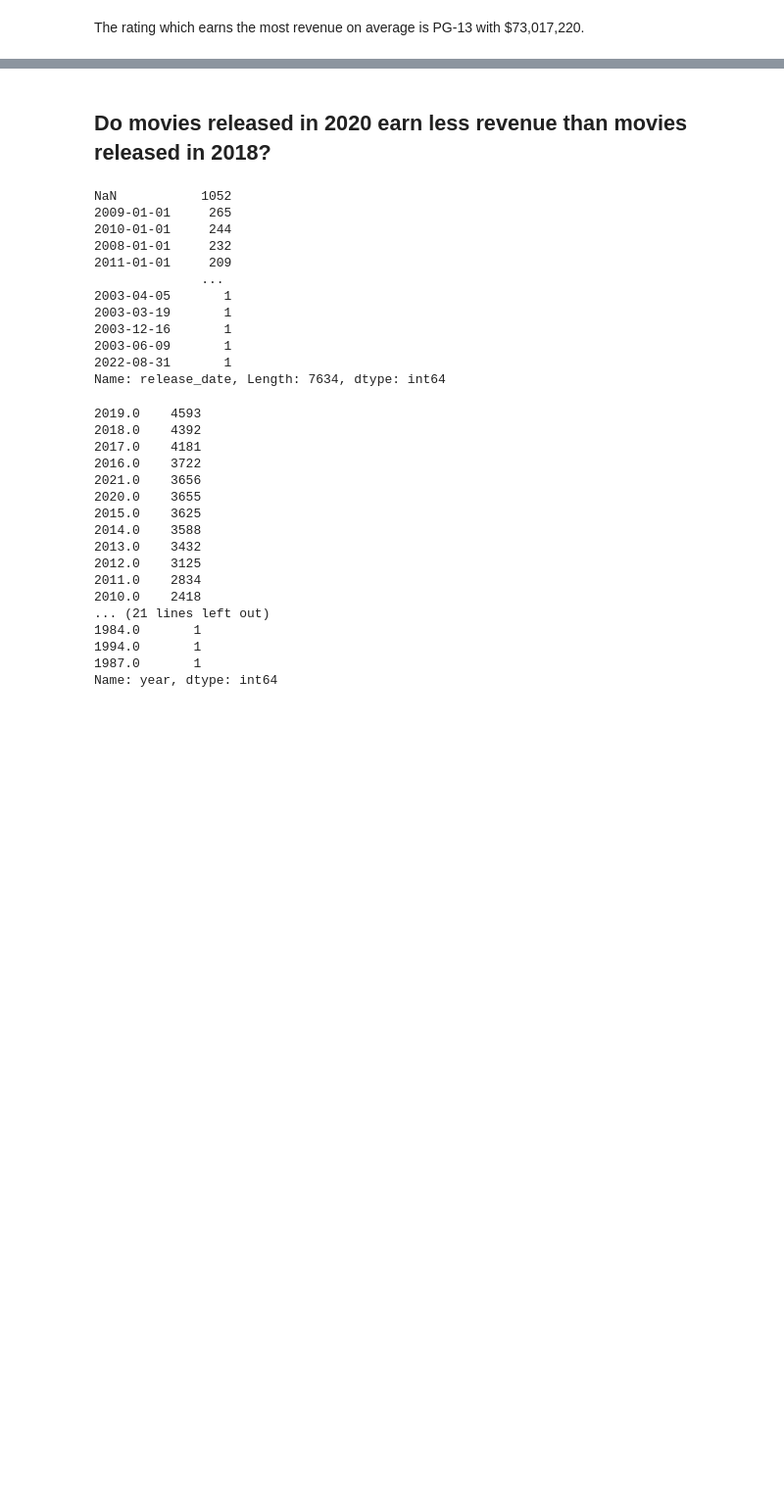
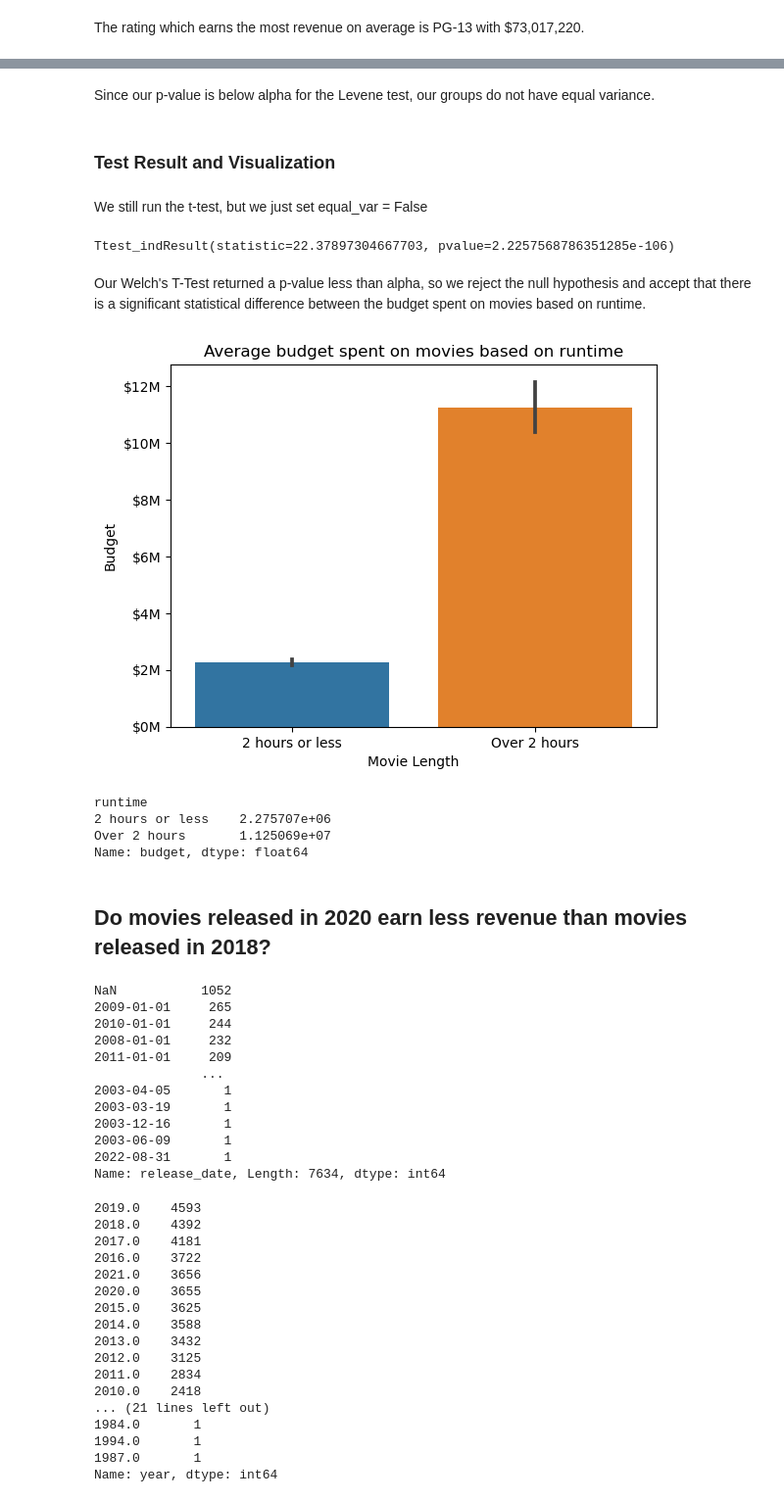
Before and after one commit to Numann-Malik/IMDB, a Jupyter notebook: IMDB_Hypothesis_Testing.ipynb, the cells around one changed output, grey strips where cells are left out. Shown: that part at 98% size. Drawn from its saved outputs; the diff is of its cells as text; code cells hidden in the pictures; blank space fills up the shorter version.

```diff
--- a/IMDB_Hypothesis_Testing.ipynb
+++ b/IMDB_Hypothesis_Testing.ipynb
@@ -316,0 +374,11 @@ Multiple Comparison of Means - Tukey HSD, FWER=0.05
+# %%
+# define a function that returns 'Over 2 hours' or '2 hours or less'
+def RT(runtime):
+    if runtime > 120:
+        return 'Over 2 hours'
+    else:
+        return '2 hours or less'
+# %%
+# apply RT() function to each item in the 'runtime' column
+df['runtime'] = df['runtime'].apply(RT)
+df.head()
@@ -316,0 +478,32 @@ Multiple Comparison of Means - Tukey HSD, FWER=0.05
+# %% [markdown]
+Since our p-value is below alpha for the Levene test, our groups do not have equal variance.
+# %% [markdown]
+### Test Result and Visualization
+# %% [markdown]
+We still run the t-test, but we just set equal_var = False
+# %%
+## Final Independent t-test with equal_var set to False
+result = stats.ttest_ind(BLong,BShort, equal_var = False)
+result
+# %% [output]
+Ttest_indResult(statistic=22.37897304667703, pvalue=2.2257568786351285e-106)
+# %% [markdown]
+Our Welch's T-Test returned a p-value less than alpha, so we reject the null hypothesis and accept that there is a significant statistical difference between the budget spent on movies based on runtime.
+# %%
+g=sns.barplot(data=df, y='budget', x='runtime')
+plt.title('Average budget spent on movies based on runtime')
+plt.ylabel('Budget')
+plt.xlabel('Movie Length')
+plt.ticklabel_format(style='plain',axis='y')
+ylabels = ['$' + '{:,.0f}'.format(y) + 'M' for y in g.get_yticks()/1000000]
+g.set_yticklabels(ylabels)
+plt.show()
+# %% [output]
+[figure, added]
+# %%
+df.groupby('runtime')['budget'].mean()
+# %% [output]
+runtime
+2 hours or less    2.275707e+06
+Over 2 hours       1.125069e+07
+Name: budget, dtype: float64
```
Also changed, not shown: parts of 80 cells of this notebook, 1 other file.
